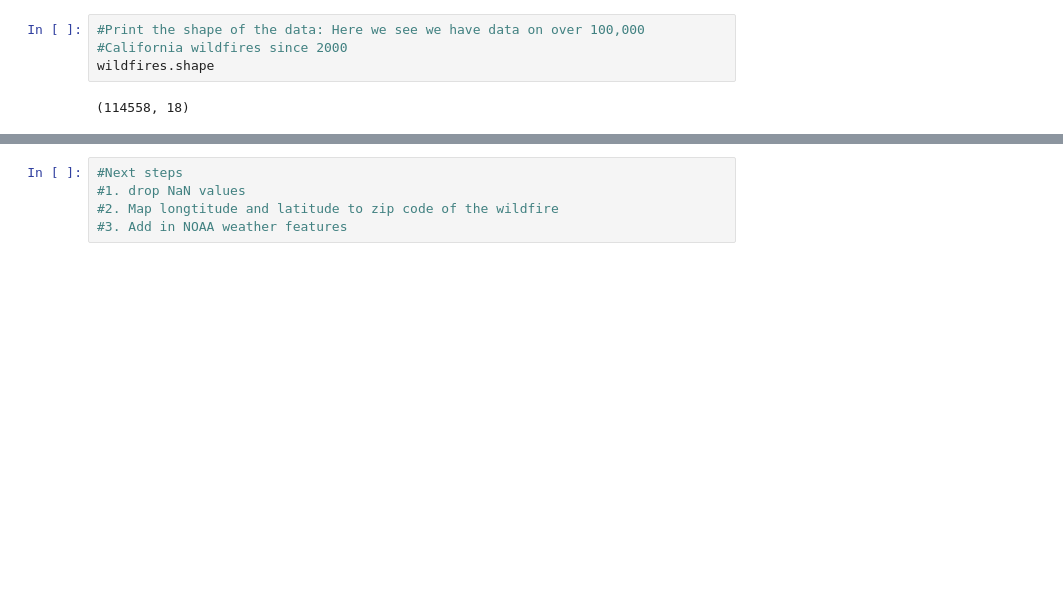
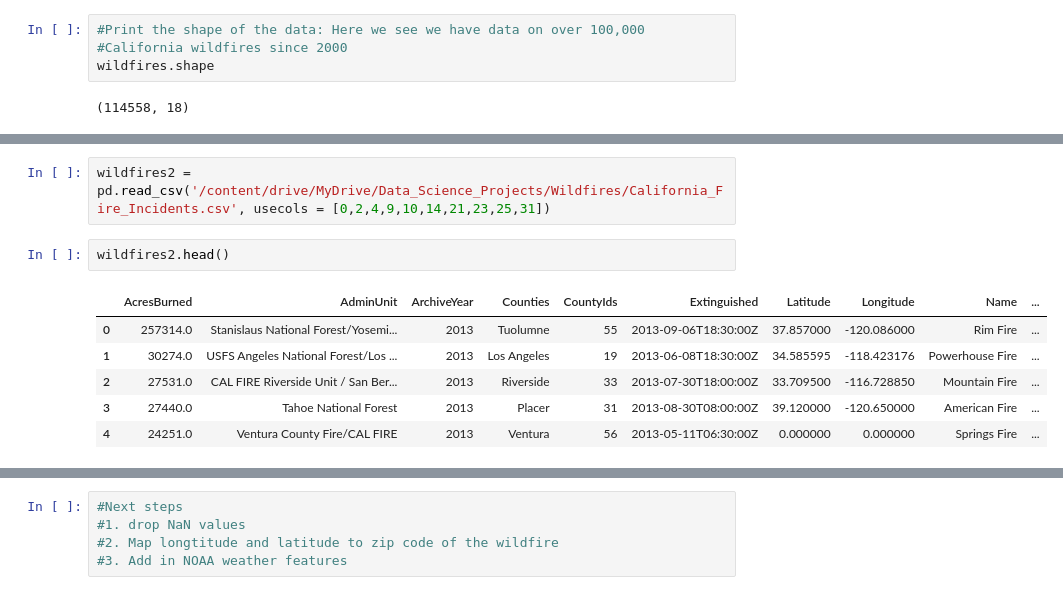
Before and after one commit to mnocerino23/Wildfire-Forecaster, a Jupyter notebook: wildfires.ipynb, the cells around one changed output, grey strips where cells are left out. Cells and saved outputs as stored; diff of their text form; blank space fills up the shorter version.

```diff
--- a/wildfires.ipynb
+++ b/wildfires.ipynb
@@ -53,0 +73,11 @@ memory usage: 14.9+ MB
+# %%
+wildfires2 = pd.read_csv('/content/drive/MyDrive/Data_Science_Projects/Wildfires/California_Fire_Incidents.csv', usecols = [0,2,4,9,10,14,21,23,25,31])
+# %%
+wildfires2.head()
+# %% [output]
+|  | AcresBurned | AdminUnit | ArchiveYear | Counties | CountyIds | Extinguished | Latitude | Longitude | Name | ... |
+| 0 | 257314.0 | Stanislaus National Forest/Yosemi... | 2013 | Tuolumne | 55 | 2013-09-06T18:30:00Z | 37.857000 | -120.086000 | Rim Fire | ... |
+| 1 | 30274.0 | USFS Angeles National Forest/Los ... | 2013 | Los Angeles | 19 | 2013-06-08T18:30:00Z | 34.585595 | -118.423176 | Powerhouse Fire | ... |
+| 2 | 27531.0 | CAL FIRE Riverside Unit / San Ber... | 2013 | Riverside | 33 | 2013-07-30T18:00:00Z | 33.709500 | -116.728850 | Mountain Fire | ... |
+| 3 | 27440.0 | Tahoe National Forest | 2013 | Placer | 31 | 2013-08-30T08:00:00Z | 39.120000 | -120.650000 | American Fire | ... |
+| 4 | 24251.0 | Ventura County Fire/CAL FIRE | 2013 | Ventura | 56 | 2013-05-11T06:30:00Z | 0.000000 | 0.000000 | Springs Fire | ... |
```
Also changed, not shown: parts of 9 cells of this notebook.
